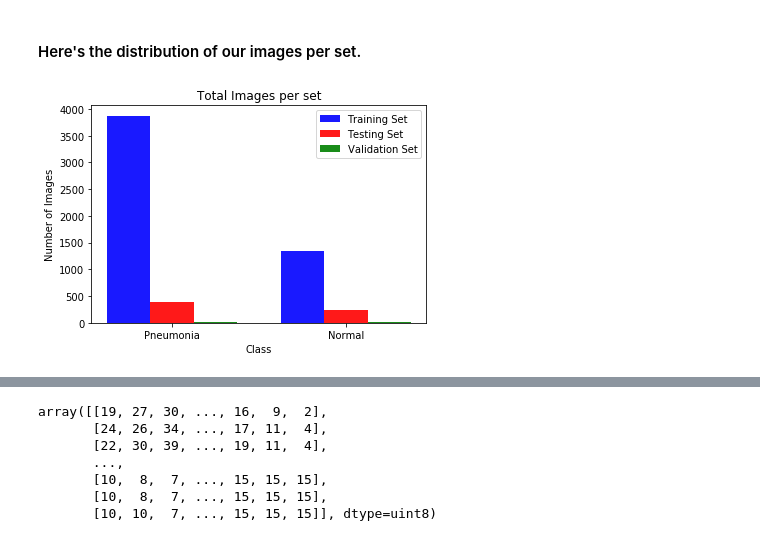
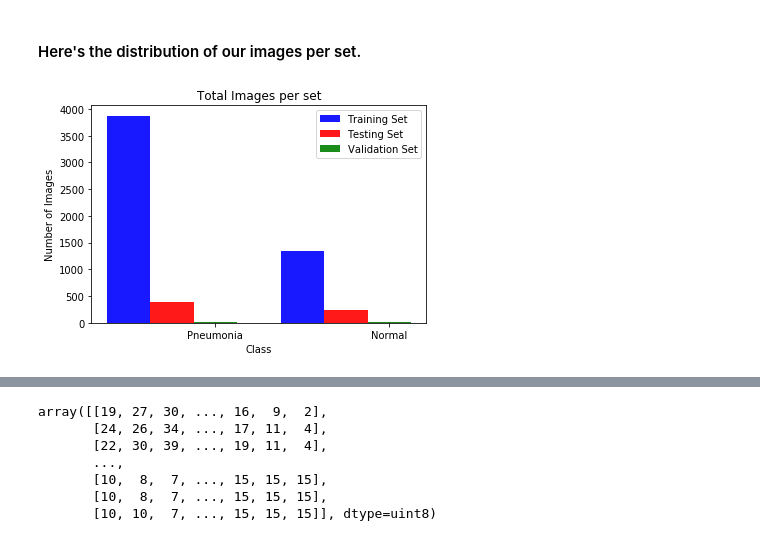
Before and after one commit to ta-data-bcn/Project-Week-8-Final-Project, a Jupyter notebook: your-project/Notebooks/01 Image Processing_CNN Model_Pneumonia_LargerDataset.ipynb, the cells around one changed output, grey strips where cells are left out. Cells and saved outputs as stored; diff of their text form; code cells hidden in the pictures.

```diff
--- a/your-project/Notebooks/01 Image Processing_CNN Model_Pneumonia_LargerDataset.ipynb
+++ b/your-project/Notebooks/01 Image Processing_CNN Model_Pneumonia_LargerDataset.ipynb
@@ -71,31 +86,37 @@ C:\Users\Gareth\Desktop\Ironhack\Week_Eight\Project_Datasets\chest_xray\test\NOR
 # %%
 train_cases = pd.DataFrame(train)
 test_cases = pd.DataFrame(test)
 val_cases = pd.DataFrame(val)
 
 train_cases = train_cases[1].value_counts()
 test_cases = test_cases[1].value_counts()
 val_cases = val_cases[1].value_counts()
 
-index = np.arange(2)
+labels = ['PNEUMONIA', 'NORMAL']
+
+index = np.arange(len(labels))
 bar_width = 0.25
 opacity = 0.9
 
-train_bar = plt.bar(index, train_cases, bar_width,
+fig, ax = plt.subplots()
+
+train_bar = ax.bar(index - bar_width, train_cases, bar_width,
                 alpha=opacity, color='b',
                 label='Training Set')
-test_bar = plt.bar(index + bar_width, test_cases, bar_width,
+
+test_bar = ax.bar(index, test_cases, bar_width,
                 alpha=opacity, color='r', tick_label = ('Pneumonia', 'Normal'),
                 label='Testing Set')
-val_bar = plt.bar(index + 2*bar_width, val_cases, bar_width,
+val_bar = ax.bar(index + bar_width, val_cases, bar_width,
                   alpha=opacity, color='g', tick_label = ('Pneumonia', 'Normal'),
                 label='Validation Set')
+
+
 plt.xlabel('Class')
 plt.ylabel('Number of Images')
 plt.title('Total Images per set')
 plt.xticks(index + bar_width)
 plt.legend()
-
 plt.show()
 # %% [output]
-[figure, old version]
+[figure, new version]
```
Also changed, not shown: parts of 41 cells of this notebook.
